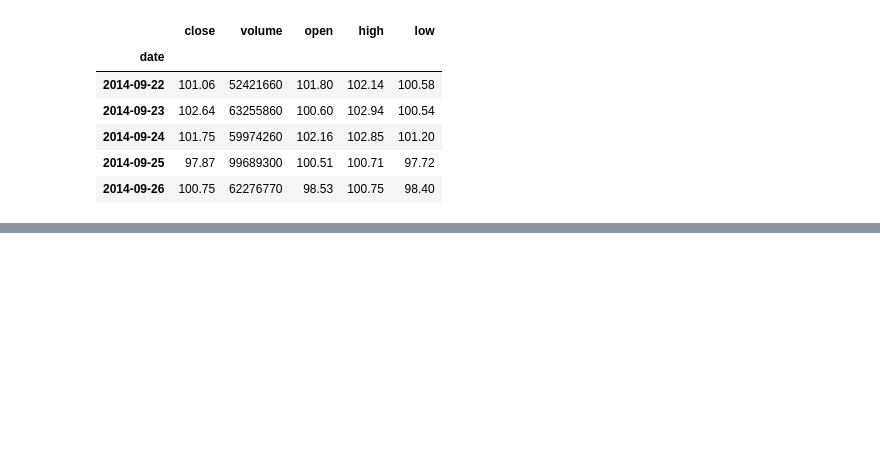
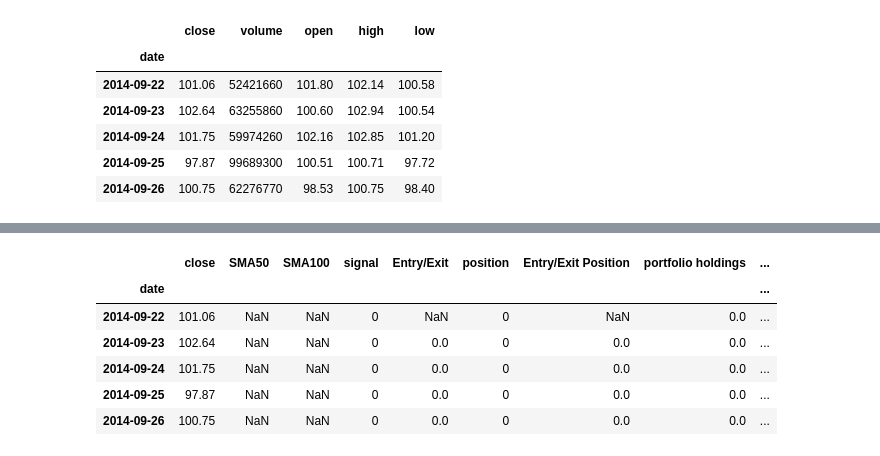
Before and after one commit to scoopcash/jan19-14.2-Backtesting-in-Algorithmic-Trading, a Jupyter notebook: Class_2_Activities 9/01-Ins_Backtesting_a_Trading-Algorithm/Unsolved/Backtesting_a_Trading-Algorithm.ipynb, the cells around one changed output, grey strips where cells are left out. Saved outputs shown, nothing was run; the diff lists cells and outputs as text; code cells hidden in the pictures; blank space fills up the shorter version.

```diff
--- a/Class_2_Activities 9/01-Ins_Backtesting_a_Trading-Algorithm/Unsolved/Backtesting_a_Trading-Algorithm.ipynb
+++ b/Class_2_Activities 9/01-Ins_Backtesting_a_Trading-Algorithm/Unsolved/Backtesting_a_Trading-Algorithm.ipynb
@@ -128,3 +200,14 @@ window_long = 0
+# %%
+# Print the DataFrame
+singals_df.head()
+# %% [output]
+|  | close | SMA50 | SMA100 | signal | Entry/Exit | position | Entry/Exit Position | portfolio holdings | ... |
+| date |  |  |  |  |  |  |  |  | ... |
+| 2014-09-22 | 101.06 | NaN | NaN | 0 | NaN | 0 | NaN | 0.0 | ... |
+| 2014-09-23 | 102.64 | NaN | NaN | 0 | 0.0 | 0 | 0.0 | 0.0 | ... |
+| 2014-09-24 | 101.75 | NaN | NaN | 0 | 0.0 | 0 | 0.0 | 0.0 | ... |
+| 2014-09-25 | 97.87 | NaN | NaN | 0 | 0.0 | 0 | 0.0 | 0.0 | ... |
+| 2014-09-26 | 100.75 | NaN | NaN | 0 | 0.0 | 0 | 0.0 | 0.0 | ... |
 # %%
 # Visualize exit position relative to total portfolio value
 
```
Also changed, not shown: parts of 36 cells of this notebook.
